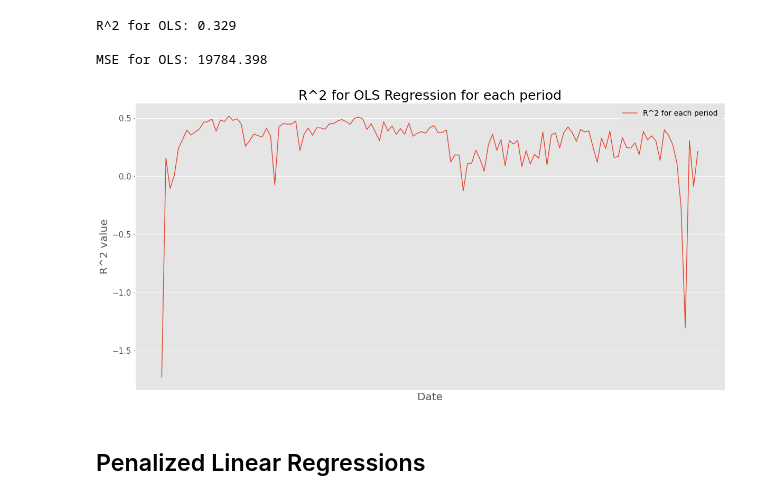
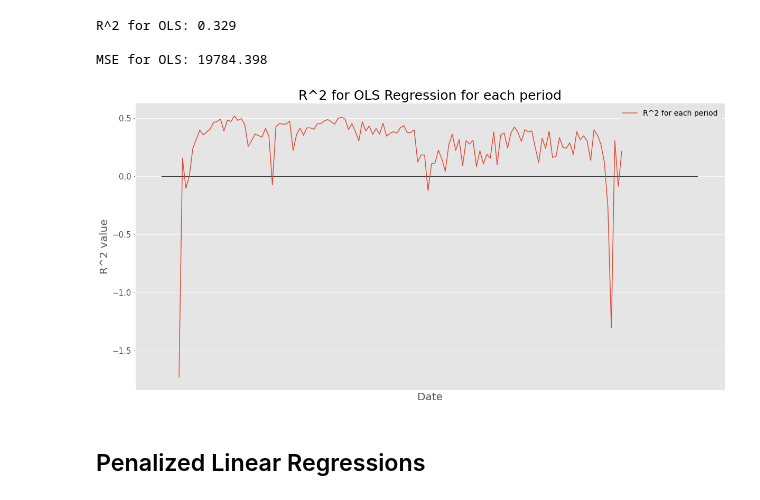
Before and after one commit to kostyantynHrytsyuk/risk-options-2021, a Jupyter notebook: Project_2.ipynb, the cells around one changed output. Drawn from its saved outputs; the diff is of its cells as text; code cells hidden in the pictures.

```diff
--- a/Project_2.ipynb
+++ b/Project_2.ipynb
@@ -153,8 +152,6 @@ for current_date in df[df['date'] > start_date]['date'].unique():
     ols_predictions = np.append(ols_predictions, y_pred)
 
     # Write R^2 to array
-    ols_r_2 = np.append(ols_r_2, ols.score(x_train, y_train))
-
     ols_r2_better = np.append(ols_r2_better, r2_score(y_test, y_pred))
 # %%
 print(f"R^2 for OLS: {np.round(r2_score(y_prices, ols_predictions), 3)}\n")
@@ -166,14 +163,17 @@ MSE for OLS: 19784.398
 # %%
 plt.plot(dates, ols_r2_better, label='R^2 for each period')
 plt.ylabel('R^2 value', size=20)
 plt.xlabel('Date', size=20)
 plt.title('R^2 for OLS Regression for each period', size=25)
 plt.legend(loc='upper right', fontsize=14)
 plt.xticks([])
+plt.hlines(y=0, xmin=-5, xmax=150, linestyles='solid', colors='black')
+
+plt.savefig('ols_r2_better.png')
 
 plt.show()
 # %% [output]
-[figure, old version]
+[figure, new version]
 # %% [markdown]
 ## Penalized Linear Regressions
 # %% [markdown]
```
Also changed, not shown: parts of 21 cells of this notebook, 8 other files.
